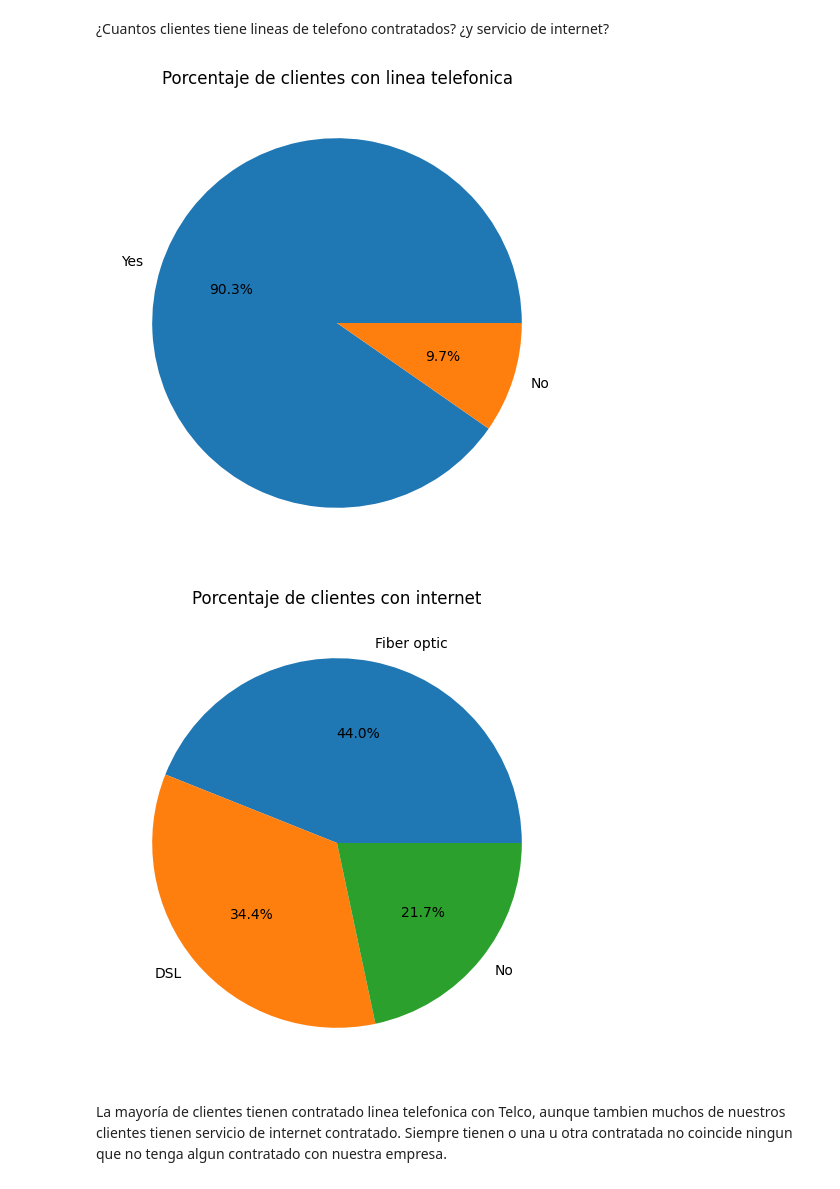
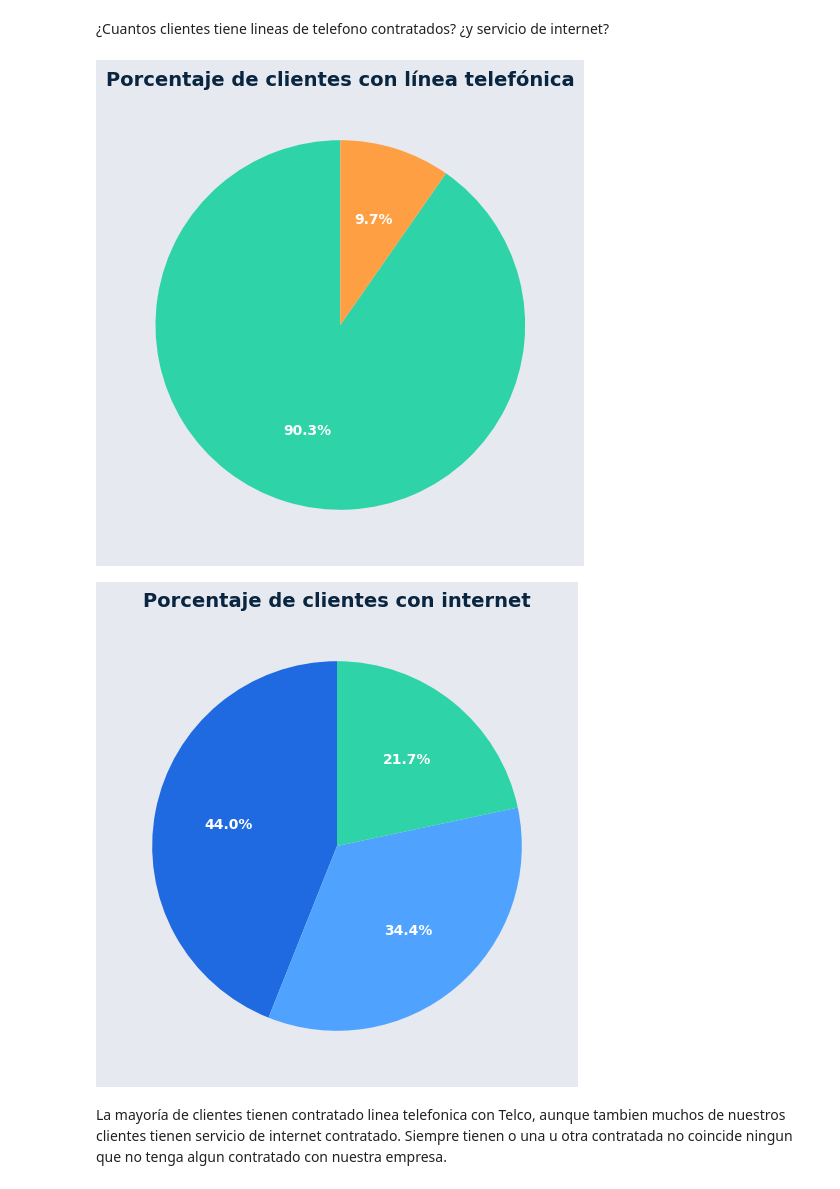
Before and after one commit to paranedagarcia/MLcompleto, a Jupyter notebook: notebooks/EDA_categoricas.ipynb, the cells around one changed output. Cells and saved outputs as stored; diff of their text form; code cells hidden in the pictures.

Commit message:
feature/hu03: Versión preliminar definitiva de eda sobre variables categóricas. Añadidas conclusiones finales y paleta de colores. #3

```diff
--- a/notebooks/EDA_categoricas.ipynb
+++ b/notebooks/EDA_categoricas.ipynb
@@ -89,9 +116,13 @@ plt.show()
 porcentaje_genero = df['gender'].value_counts(normalize=True) * 100
 
 # Gráfica de tarta
-plt.figure(figsize=(12,6))
-porcentaje_genero.plot(kind='pie', autopct='%1.1f%%')
-plt.title('Porcentaje por género')
+plt.figure(figsize=(12,6), facecolor=FONDO)
+wedges, texts, autotexts = plt.pie(porcentaje_genero, autopct='%1.1f%%',
+                                     colors=[PRINCIPAL, SECUNDARIO], startangle=90)
+plt.title('Porcentaje por género', fontsize=14, fontweight='bold', color=TITULO)
+for autotext in autotexts:
+    autotext.set_color('white')
+    autotext.set_fontweight('bold')
 plt.ylabel('')  # Quita el texto del eje Y
 plt.show()
 # %% [output]
@@ -101,29 +132,37 @@ Vemos que los datos contienen valores muy parejos en cuanto al género de person
 # %% [markdown]
 ¿Cuantos clientes tiene lineas de telefono contratados? ¿y servicio de internet?
 # %%
-# Porcentaje por género
-porcentaje_genero = df['PhoneService'].value_counts(normalize=True) * 100
+# Porcentaje por servicio telefónico
+porcentaje_phone = df['PhoneService'].value_counts(normalize=True) * 100
 
 # Gráfica de tarta
-plt.figure(figsize=(12,6))
-porcentaje_genero.plot(kind='pie', autopct='%1.1f%%')
-plt.title('Porcentaje de clientes con linea telefonica')
-plt.ylabel('')  # Quita el texto del eje Y
+plt.figure(figsize=(12,6), facecolor=FONDO)
+wedges, texts, autotexts = plt.pie(porcentaje_phone, autopct='%1.1f%%',
+                                     colors=[POSITIVO, NEGATIVO], startangle=90)
+plt.title('Porcentaje de clientes con línea telefónica', fontsize=14, fontweight='bold', color=TITULO)
+for autotext in autotexts:
+    autotext.set_color('white')
+    autotext.set_fontweight('bold')
+plt.ylabel('')
 plt.show()
 # %% [output]
-[figure, old version]
+[figure, new version]
 # %%
-# Porcentaje por género
-porcentaje_genero = df['InternetService'].value_counts(normalize=True) * 100
+# Porcentaje por servicio de internet
+porcentaje_internet = df['InternetService'].value_counts(normalize=True) * 100
 
 # Gráfica de tarta
-plt.figure(figsize=(12,6))
-porcentaje_genero.plot(kind='pie', autopct='%1.1f%%')
-plt.title('Porcentaje de clientes con internet')
-plt.ylabel('')  # Quita el texto del eje Y
+plt.figure(figsize=(12,6), facecolor=FONDO)
+wedges, texts, autotexts = plt.pie(porcentaje_internet, autopct='%1.1f%%',
+                                     colors=[PRINCIPAL, SECUNDARIO, POSITIVO][:len(porcentaje_internet)], startangle=90)
+plt.title('Porcentaje de clientes con internet', fontsize=14, fontweight='bold', color=TITULO)
+for autotext in autotexts:
+    autotext.set_color('white')
+    autotext.set_fontweight('bold')
+plt.ylabel('')
 plt.show()
 # %% [output]
-[figure, old version]
+[figure, new version]
 # %% [markdown]
 La mayoría de clientes tienen contratado linea telefonica con Telco, aunque tambien muchos de nuestros clientes tienen servicio de internet contratado. Siempre tienen o una u otra contratada no coincide ningun que no tenga algun contratado con nuestra empresa.
 # %% [markdown]
```
Also changed, not shown: parts of 23 cells of this notebook.
